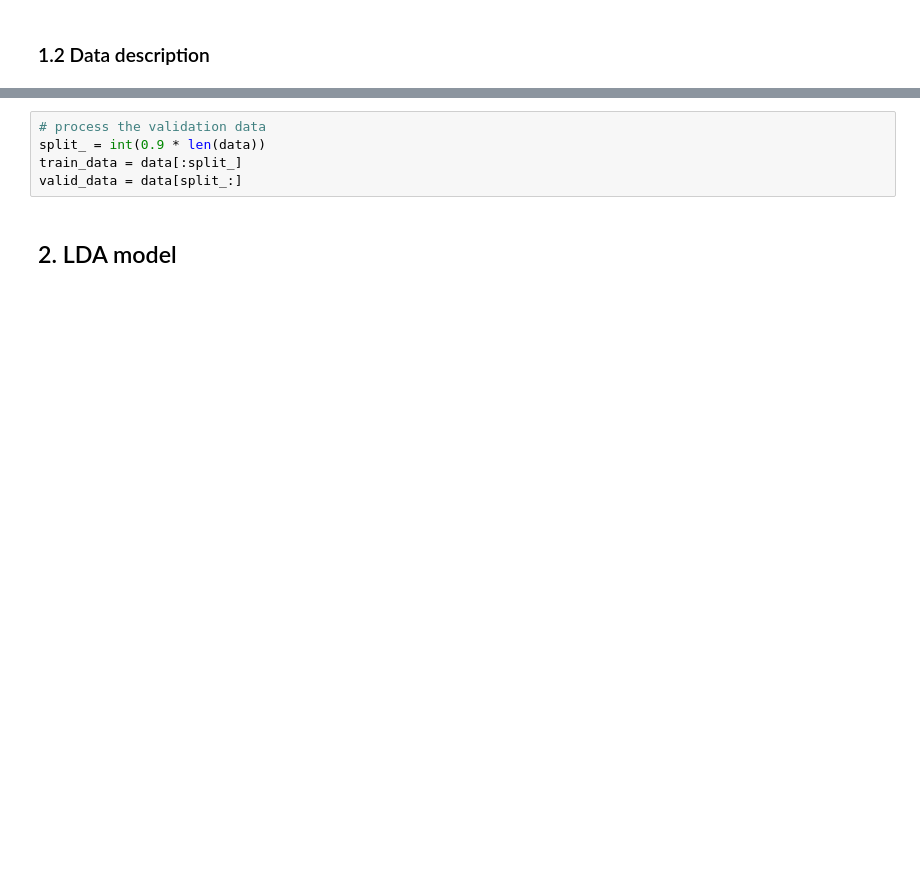
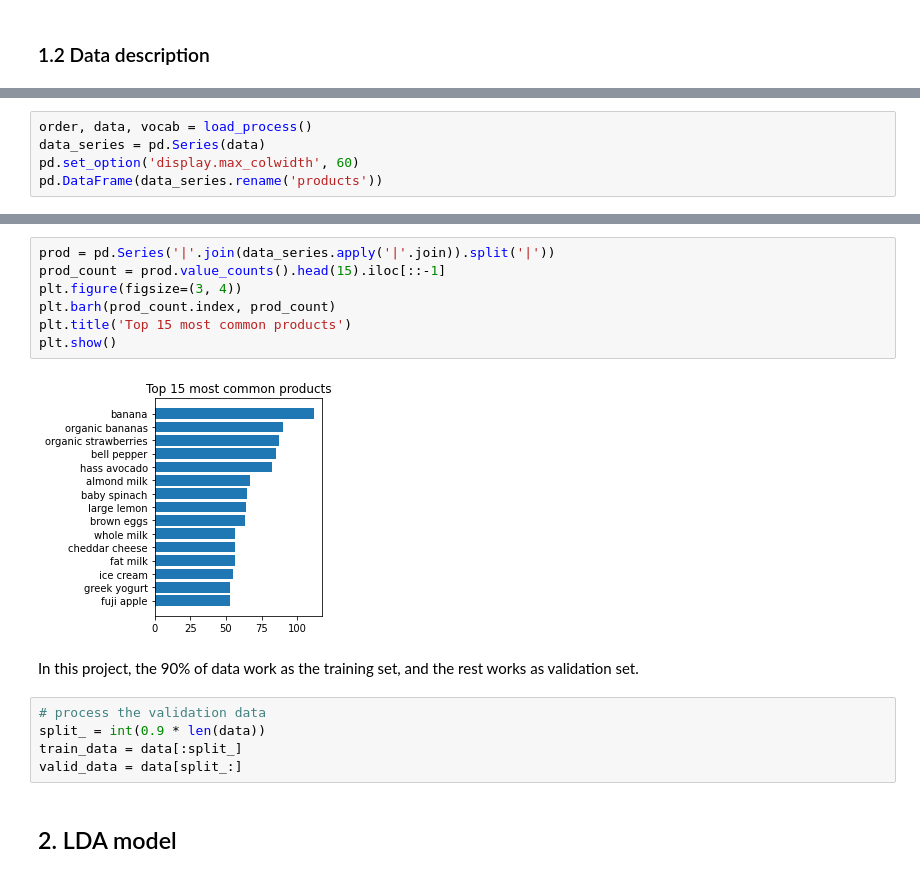
Before and after one commit to TheShiya/lda-topic-modeling-with-pyro, a Jupyter notebook: final_notebook.ipynb, the cells around one changed output, grey strips where cells are left out. Saved outputs shown, nothing was run; the diff lists cells and outputs as text; blank space fills up the shorter version.

```diff
--- a/final_notebook.ipynb
+++ b/final_notebook.ipynb
@@ -44,0 +43,5 @@ array(['acorn squash', 'adult mouthwash', 'agave nectar', ...,
+# %%
+order, data, vocab = load_process()
+data_series = pd.Series(data)
+pd.set_option('display.max_colwidth', 60)
+pd.DataFrame(data_series.rename('products'))
@@ -45,3 +62,14 @@ array(['acorn squash', 'adult mouthwash', 'agave nectar', ...,
+# %%
+prod = pd.Series('|'.join(data_series.apply('|'.join)).split('|'))
+prod_count = prod.value_counts().head(15).iloc[::-1]
+plt.figure(figsize=(3, 4))
+plt.barh(prod_count.index, prod_count)
+plt.title('Top 15 most common products')
+plt.show()
+# %% [output]
+[figure, added]
+# %% [markdown]
+In this project, the 90% of data work as the training set, and the rest works as validation set.
 # %%
 # process the validation data
 split_ = int(0.9 * len(data))
```
Also changed, not shown: parts of 23 cells of this notebook, 1 other file.
